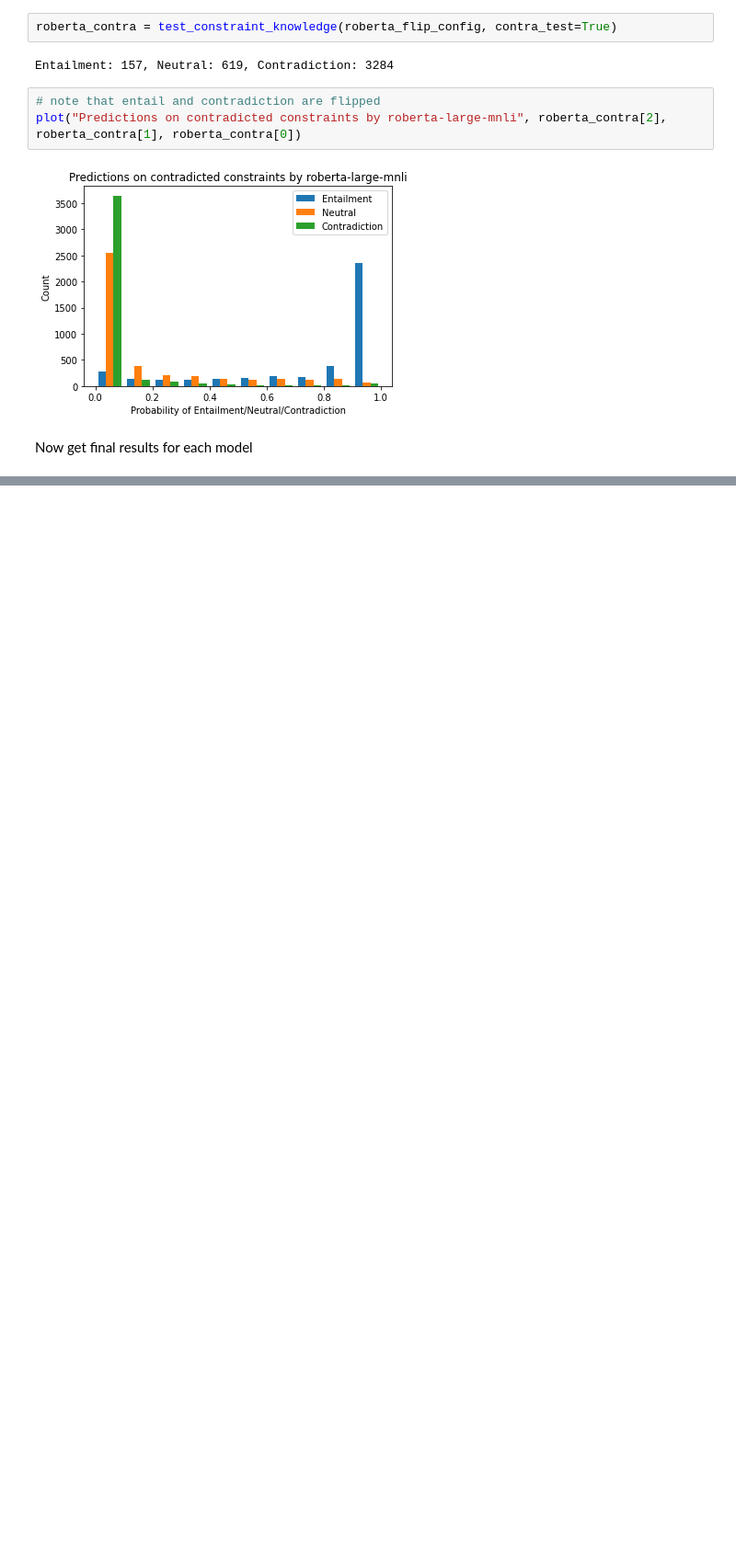
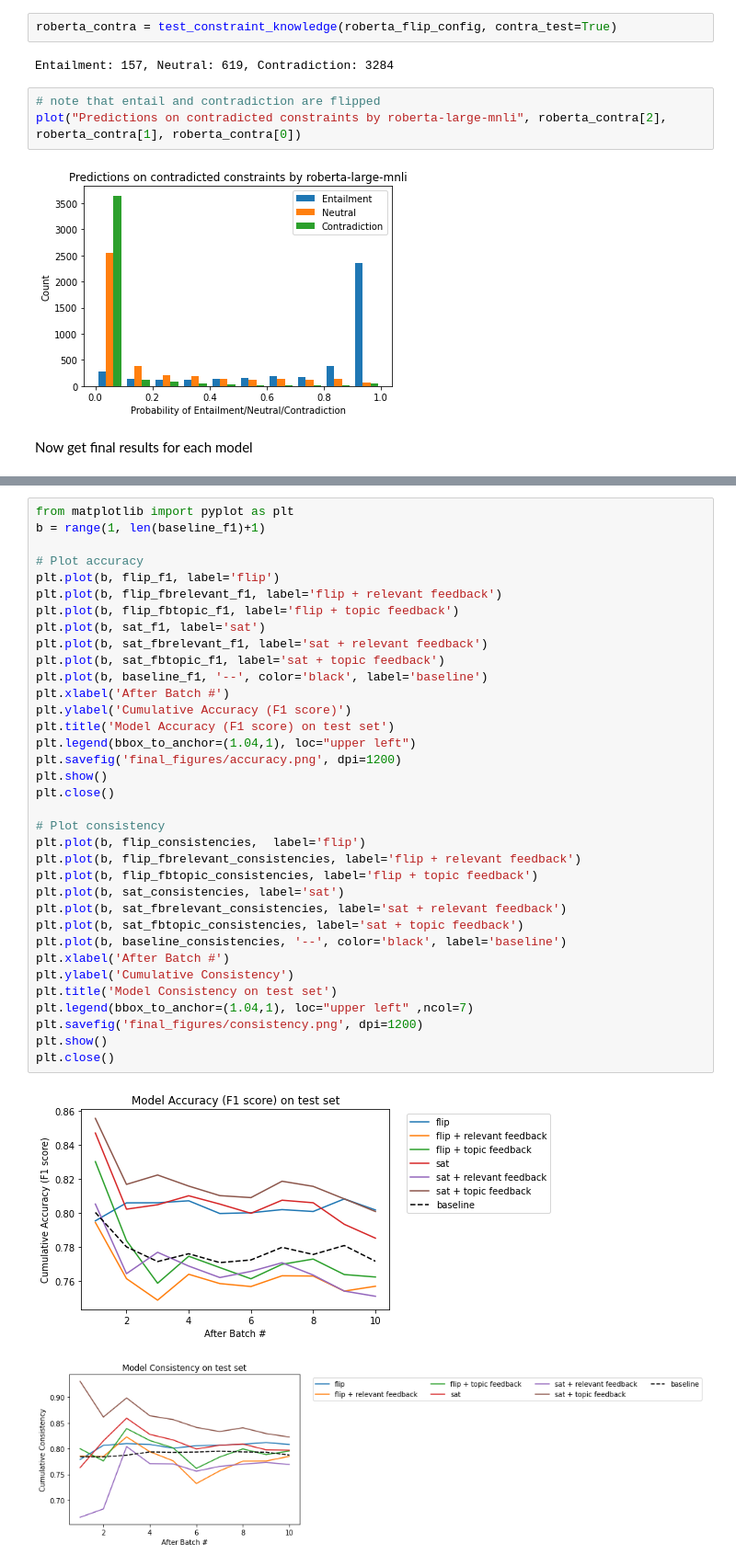
Before and after one commit to jswang/MemoryBank, a Jupyter notebook: plots.ipynb, the cells around one changed output, grey strips where cells are left out. Shown: that part at 92% size. Drawn from its saved outputs; the diff is of its cells as text; blank space fills up the shorter version.

Commit message:
plots from poster

```diff
--- a/plots.ipynb
+++ b/plots.ipynb
@@ -146,0 +167,38 @@ for config in [baseline_config, flip_config]:
+# %%
+from matplotlib import pyplot as plt
+b = range(1, len(baseline_f1)+1)
+
+# Plot accuracy
+plt.plot(b, flip_f1, label='flip')
+plt.plot(b, flip_fbrelevant_f1, label='flip + relevant feedback')
+plt.plot(b, flip_fbtopic_f1, label='flip + topic feedback')
+plt.plot(b, sat_f1, label='sat')
+plt.plot(b, sat_fbrelevant_f1, label='sat + relevant feedback')
+plt.plot(b, sat_fbtopic_f1, label='sat + topic feedback')
+plt.plot(b, baseline_f1, '--', color='black', label='baseline')
+plt.xlabel('After Batch #')
+plt.ylabel('Cumulative Accuracy (F1 score)')
+plt.title('Model Accuracy (F1 score) on test set')
+plt.legend(bbox_to_anchor=(1.04,1), loc="upper left")
+plt.savefig('final_figures/accuracy.png', dpi=1200)
+plt.show()
+plt.close()
+
+# Plot consistency
+plt.plot(b, flip_consistencies,  label='flip')
+plt.plot(b, flip_fbrelevant_consistencies, label='flip + relevant feedback')
+plt.plot(b, flip_fbtopic_consistencies, label='flip + topic feedback')
+plt.plot(b, sat_consistencies, label='sat')
+plt.plot(b, sat_fbrelevant_consistencies, label='sat + relevant feedback')
+plt.plot(b, sat_fbtopic_consistencies, label='sat + topic feedback')
+plt.plot(b, baseline_consistencies, '--', color='black', label='baseline')
+plt.xlabel('After Batch #')
+plt.ylabel('Cumulative Consistency')
+plt.title('Model Consistency on test set')
+plt.legend(bbox_to_anchor=(1.04,1), loc="upper left" ,ncol=7)
+plt.savefig('final_figures/consistency.png', dpi=1200)
+plt.show()
+plt.close()
+# %% [output]
+[figure, added]
+[figure, added]
```
Also changed, not shown: parts of 3 cells of this notebook, 1 other file.
